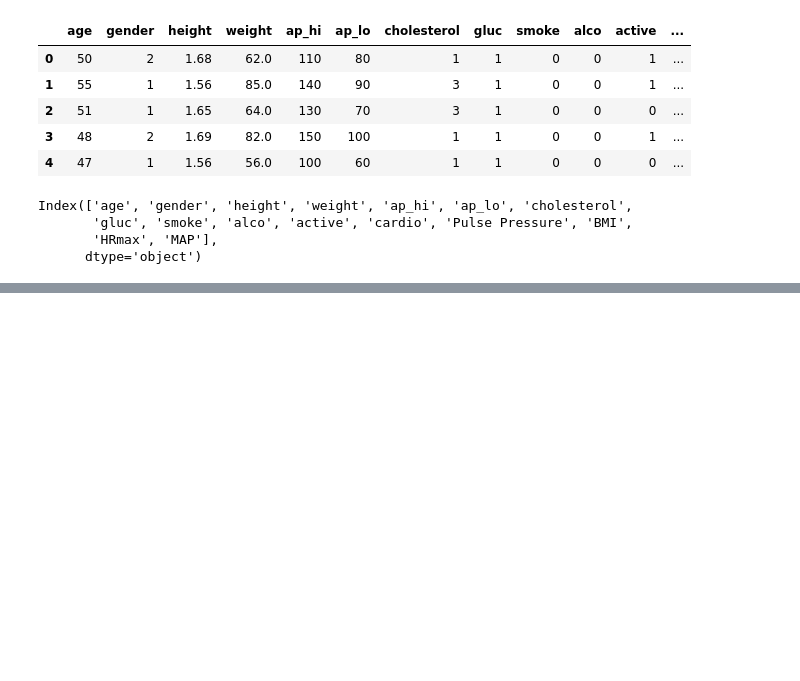
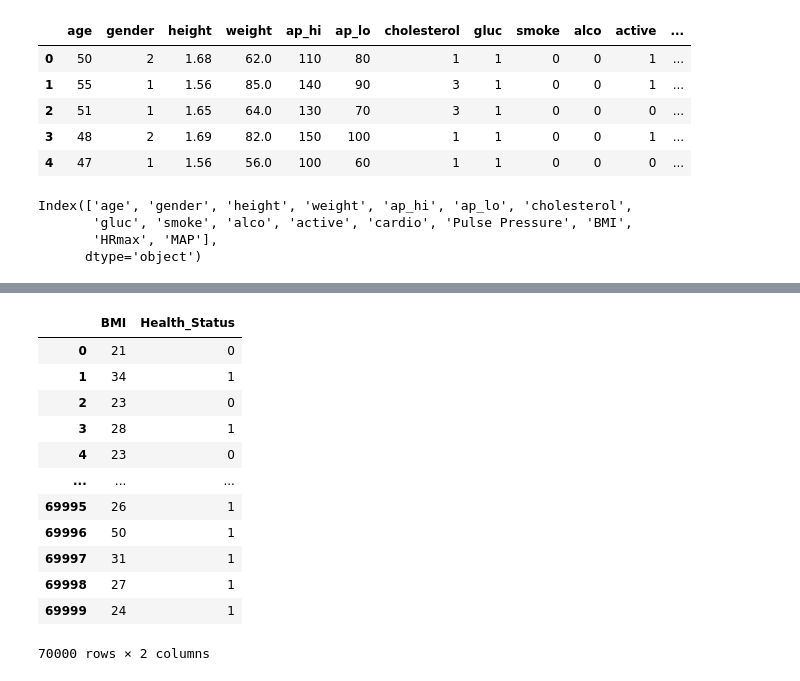
Before and after one commit to miniatureengineer/mini-analytics-projects, a Jupyter notebook: notebook/Am I Healthy or Unhealthy?.ipynb, the cells around one changed output, grey strips where cells are left out. Saved outputs shown, nothing was run; the diff lists cells and outputs as text; code cells hidden in the pictures; blank space fills up the shorter version.

```diff
--- a/notebook/Am I Healthy or Unhealthy?.ipynb
+++ b/notebook/Am I Healthy or Unhealthy?.ipynb
@@ -537,0 +374,3 @@ df_updated
+# %%
+df['Health_Status'] = df['BMI'].apply(lambda x: 1 if x>23 else 0)
+df
@@ -537,0 +391,18 @@ df_updated
+# %%
+#define new dataframe
+df_new = df[["BMI","Health_Status"]]
+df_new
+# %% [output]
+|  | BMI | Health_Status |
+| 0 | 21 | 0 |
+| 1 | 34 | 1 |
+| 2 | 23 | 0 |
+| 3 | 28 | 1 |
+| 4 | 23 | 0 |
+| ... | ... | ... |
+| 69995 | 26 | 1 |
+| 69996 | 50 | 1 |
+| 69997 | 31 | 1 |
+| 69998 | 27 | 1 |
+| 69999 | 24 | 1 |
+70000 rows × 2 columns
```
Also changed, not shown: parts of 27 cells of this notebook.
